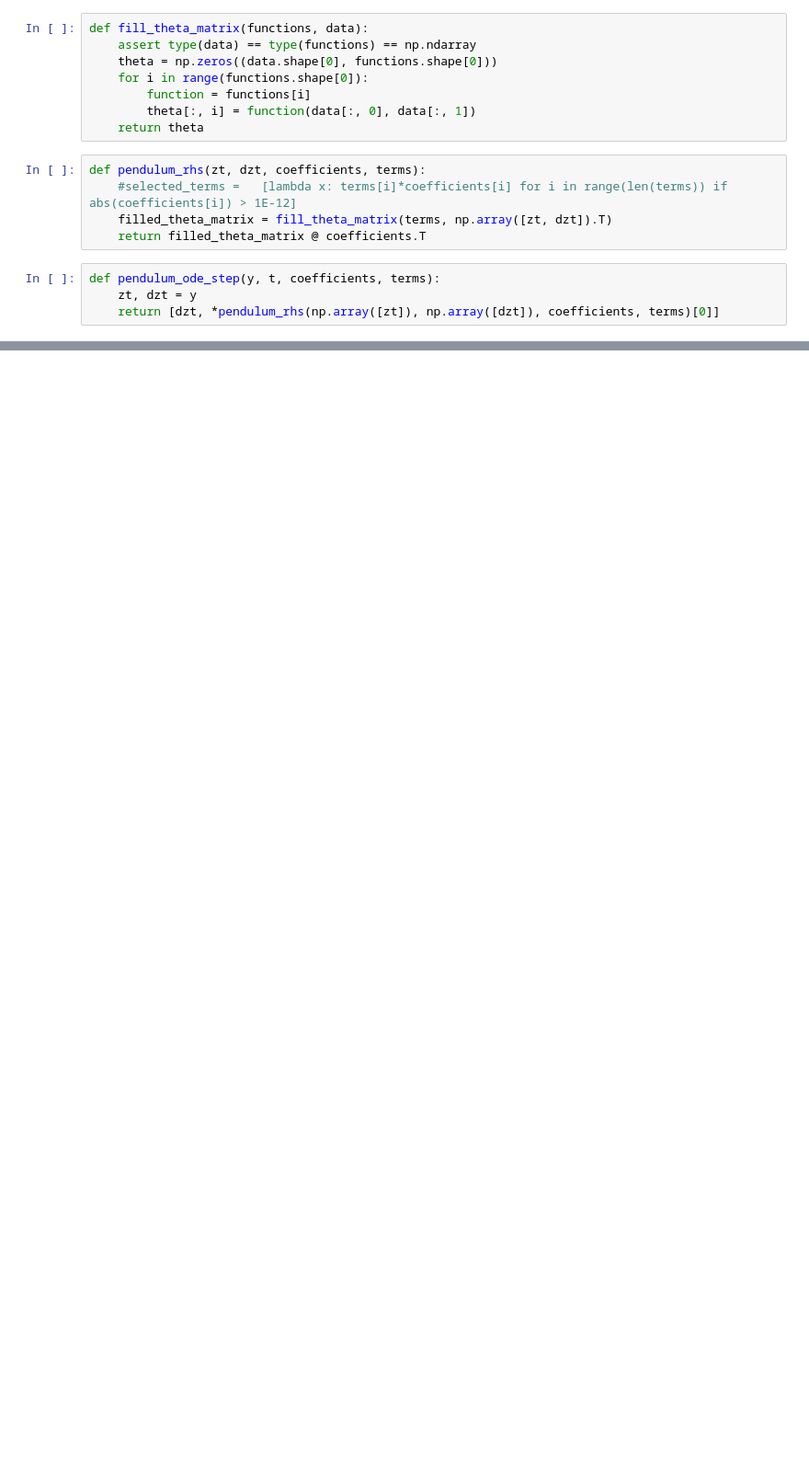
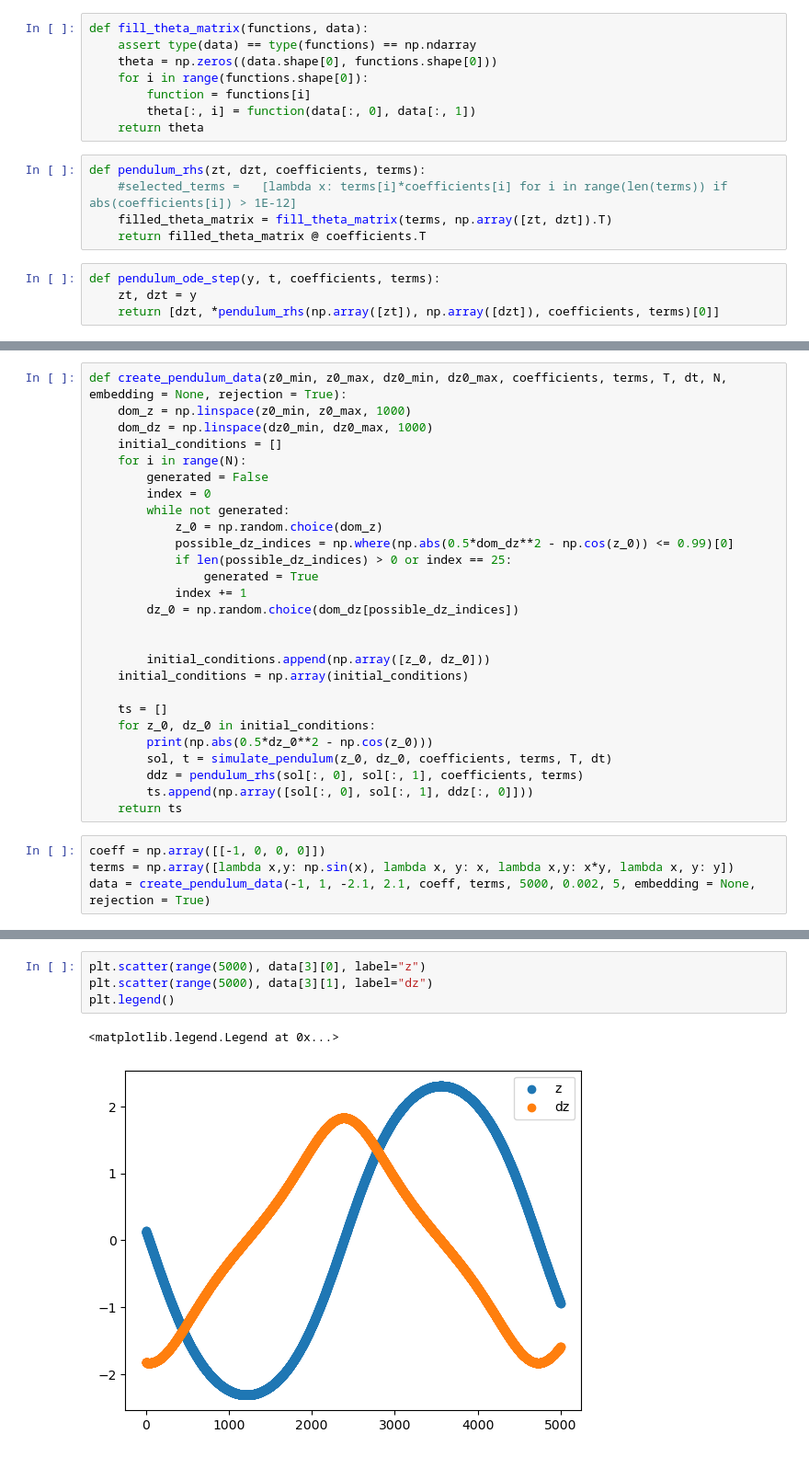
Before and after one commit to AnuR1234/GNN, a Jupyter notebook: Assignment5/Untitled.ipynb, the cells around one changed output, grey strips where cells are left out. Shown at 92% size. Cells and saved outputs as stored; diff of their text form; blank space fills up the shorter version.

```diff
--- a/Assignment5/Untitled.ipynb
+++ b/Assignment5/Untitled.ipynb
@@ -38,0 +51,31 @@ plt.show()
+# %%
+def create_pendulum_data(z0_min, z0_max, dz0_min, dz0_max, coefficients, terms, T, dt, N, embedding = None, rejection = True):
+    dom_z = np.linspace(z0_min, z0_max, 1000)
+    dom_dz = np.linspace(dz0_min, dz0_max, 1000)
+    initial_conditions = []
+    for i in range(N):
+        generated = False
+        index = 0
+        while not generated:
+            z_0 = np.random.choice(dom_z)
+            possible_dz_indices = np.where(np.abs(0.5*dom_dz**2 - np.cos(z_0)) <= 0.99)[0]
+            if len(possible_dz_indices) > 0 or index == 25:
+                generated = True
+            index += 1
+        dz_0 = np.random.choice(dom_dz[possible_dz_indices])
+
+
+        initial_conditions.append(np.array([z_0, dz_0]))
+    initial_conditions = np.array(initial_conditions)
+
+    ts = []
+    for z_0, dz_0 in initial_conditions:
+        print(np.abs(0.5*dz_0**2 - np.cos(z_0)))
+        sol, t = simulate_pendulum(z_0, dz_0, coefficients, terms, T, dt)
+        ddz = pendulum_rhs(sol[:, 0], sol[:, 1], coefficients, terms)
+        ts.append(np.array([sol[:, 0], sol[:, 1], ddz[:, 0]]))
+    return ts
+# %%
+coeff = np.array([[-1, 0, 0, 0]])
+terms = np.array([lambda x,y: np.sin(x), lambda x, y: x, lambda x,y: x*y, lambda x, y: y])
+data = create_pendulum_data(-1, 1, -2.1, 2.1, coeff, terms, 5000, 0.002, 5, embedding = None, rejection = True)
@@ -38,0 +88,7 @@ plt.show()
+# %%
+plt.scatter(range(5000), data[3][0], label="z")
+plt.scatter(range(5000), data[3][1], label="dz")
+plt.legend()
+# %% [output]
+<matplotlib.legend.Legend at 0x...>
+[figure, added]
```
Also changed, not shown: parts of 15 cells of this notebook.
